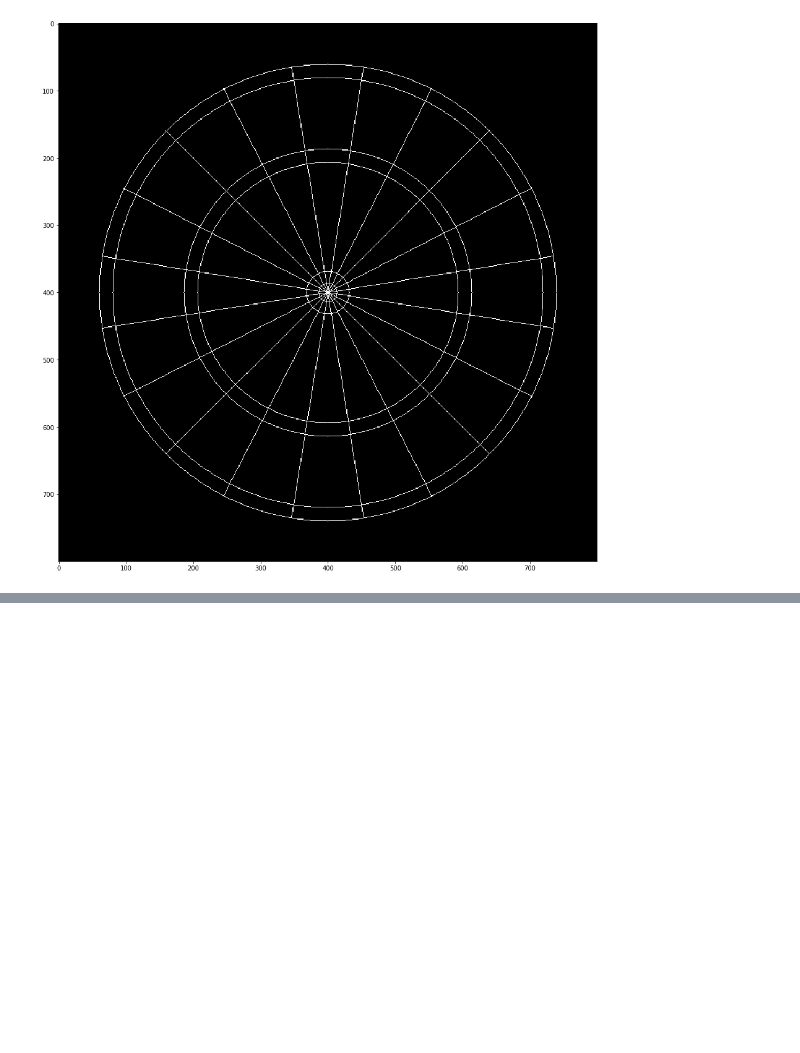
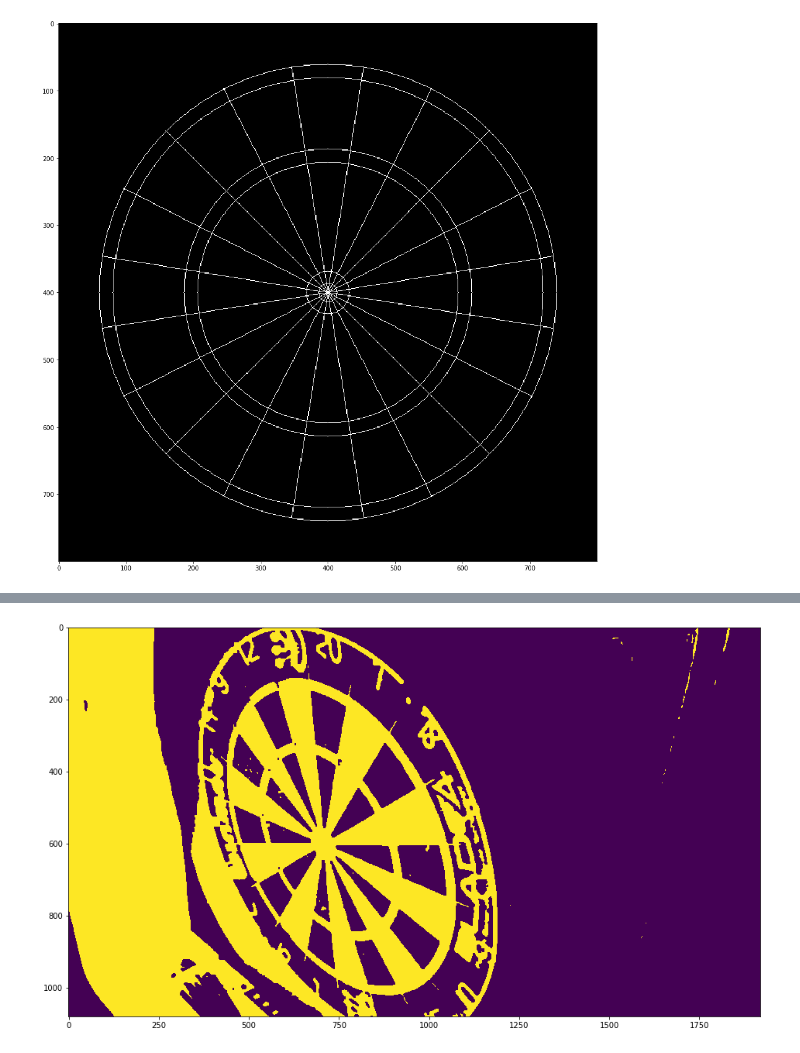
Before and after one commit to bubalazi/opencv-steel-darts, a Jupyter notebook: notebook/Calibration.ipynb, the cells around one changed output, grey strips where cells are left out. Saved outputs shown, nothing was run; the diff lists cells and outputs as text; code cells hidden in the pictures; blank space fills up the shorter version.

```diff
--- a/notebook/Calibration.ipynb
+++ b/notebook/Calibration.ipynb
@@ -30,0 +41,62 @@ plt.imshow(dart_mask)
+# %%
+from Classes import EllipseDef
+def findEllipse(thresh2, image_proc_img):
+
+    Ellipse = EllipseDef()
+
+    _, contours, hierarchy = cv2.findContours(thresh2, 1, 2)
+
+    minThresE = 50000/4
+    maxThresE = 1000000/4
+
+    ## contourArea threshold important -> make accessible
+    for cnt in contours:
+        try:  # threshold critical, change on demand?
+            if minThresE < cv2.contourArea(cnt) < maxThresE:
+                ellipse = cv2.fitEllipse(cnt)
+                cv2.ellipse(image_proc_img, ellipse, (0, 255, 0), 2)
+
+                x, y = ellipse[0]
+                a, b = ellipse[1]
+                angle = ellipse[2]
+
+                center_ellipse = (x, y)
+                a = a / 2
+                b = b / 2
+
+                cv2.ellipse(image_proc_img, (int(x), int(y)), (int(a), int(b)), int(angle), 0.0, 360.0,
+                            (255, 0, 0))
+        # corrupted file
+        except:
+            print "error"
+            return Ellipse, image_proc_img
+
+    Ellipse.a = a
+    Ellipse.b = b
+    Ellipse.x = x
+    Ellipse.y = y
+    Ellipse.angle = angle
+    return Ellipse, image_proc_img
+
+def getTransformationPoints(img):
+    imCalHSV = cv2.cvtColor(img, cv2.COLOR_BGR2HSV)
+    kernel = np.ones((5, 5), np.float32) / 25
+    blur = cv2.filter2D(imCalHSV, -1, kernel)
+    h, s, imCal = cv2.split(blur)
+
+    ## threshold important -> make accessible
+    #ret, thresh = cv2.threshold(imCal, 140, 255, cv2.THRESH_BINARY_INV)
+    ret, thresh = cv2.threshold(imCal, 0, 255, cv2.THRESH_BINARY + cv2.THRESH_OTSU)
+
+    ## kernel size important -> make accessible
+    # very important -> removes lines outside the outer ellipse -> find ellipse
+    kernel = np.ones((5, 5), np.uint8)
+    thresh2 = cv2.morphologyEx(thresh, cv2.MORPH_CLOSE, kernel)
+    # find enclosing ellipse
+    return thresh2
+
+thresh2 = getTransformationPoints(frame)
+plt.imshow(thresh2)
+elipse, img = findEllipse(thresh2, frame)
+# %% [output]
+[figure, added]
```
Also changed, not shown: parts of 8 cells of this notebook, 1 other file.
